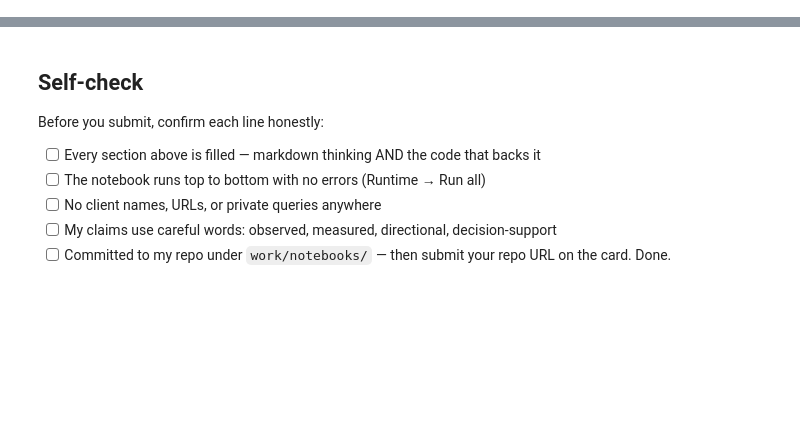
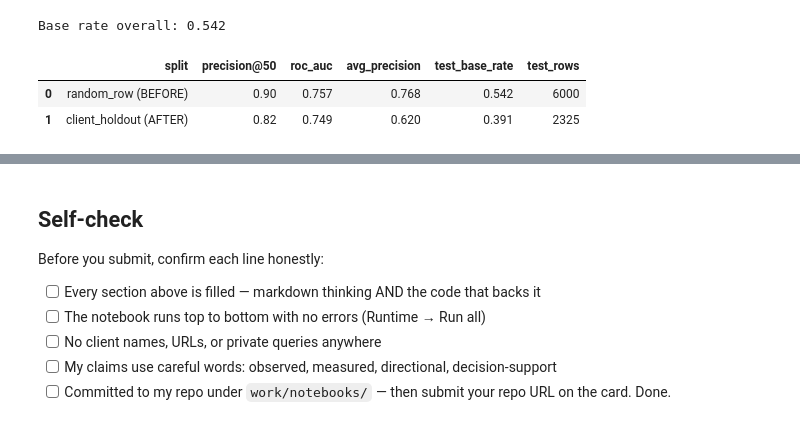
Before and after one commit to MuhammadOmerSiddiqui/myInternship, a Jupyter notebook: work/notebooks/w06_validation_audit.ipynb, the cells around one changed output, grey strips where cells are left out. Saved outputs shown, nothing was run; the diff lists cells and outputs as text; code cells hidden in the pictures; blank space fills up the shorter version.

```diff
--- a/work/notebooks/w06_validation_audit.ipynb
+++ b/work/notebooks/w06_validation_audit.ipynb
@@ -36,0 +73,77 @@ This skeleton is yours to fill. Work the sections **in order** — each one has
+# %%
+# This cell is for CODE (numbers, a query, a check).
+# Write your text answer in the cell ABOVE this one — typing sentences here breaks Run All.
+RANDOM_STATE = 42
+
+# ----- features (honest; no trend/label) -----
+numeric_cols = [c for c in [
+    "impressions_90d","clicks_90d","sessions_90d","content_age_days",
+    "days_since_last_update","avg_position","ctr","engagement_rate","scroll_rate",
+    "word_count","char_count","days_with_impressions","days_with_sessions",
+    "ai_sessions_90d","ai_traffic_pct"
+] if c in df.columns]
+cat_cols = [c for c in [
+    "content_type","main_intent","competition_level",
+    "age_tier","freshness_tier","impression_tier","position_tier"
+] if c in df.columns]
+
+X_num = df[numeric_cols].apply(pd.to_numeric, errors="coerce").replace([np.inf,-np.inf],np.nan).fillna(0)
+X_cat = pd.get_dummies(df[cat_cols].fillna("unknown").astype(str), dtype=float)
+X = pd.concat([X_num.reset_index(drop=True), X_cat.reset_index(drop=True)], axis=1)
+y = df["is_declining"].astype(int)
+
+def precision_at_k(y_true, scores, k=50):
+    order = np.argsort(-np.asarray(scores))
+    return float(np.asarray(y_true)[order[:k]].mean())
+
+def run_rf(X_tr, y_tr, X_te, y_te):
+    model = RandomForestClassifier(
+        class_weight="balanced_subsample", n_estimators=200, max_depth=10,
+        min_samples_leaf=25, n_jobs=-1, random_state=RANDOM_STATE
+    )
+    model.fit(X_tr, y_tr)
+    proba = model.predict_proba(X_te)[:, 1]
+    return {
+        "precision@50": round(precision_at_k(y_te, proba, 50), 3),
+        "roc_auc": round(roc_auc_score(y_te, proba), 3),
+        "avg_precision": round(average_precision_score(y_te, proba), 3),
+        "test_base_rate": round(float(y_te.mean()), 3),
+        "test_rows": len(y_te),
+    }, model, proba
+
+# ===== BEFORE: random stratified split =====
+idx = np.arange(len(df))
+tr_rand, te_rand = train_test_split(
+    idx, test_size=0.2, random_state=RANDOM_STATE, stratify=y
+)
+before, _, _ = run_rf(X.iloc[tr_rand], y.iloc[tr_rand], X.iloc[te_rand], y.iloc[te_rand])
+
+# ===== AFTER: client-holdout =====
+rng = np.random.default_rng(RANDOM_STATE)
+clients = df["client_id"].fillna("unknown").astype(str)
+uniq = clients.drop_duplicates().to_numpy()
+shuf = rng.permutation(uniq)
+n_test = max(1, int(round(len(shuf) * 0.20)))
+test_clients = set(shuf[:n_test])
+test_mask = clients.isin(test_clients).to_numpy()
+tr_cli = np.where(~test_mask)[0]
+te_cli = np.where(test_mask)[0]
+after, rf_model, te_proba = run_rf(X.iloc[tr_cli], y.iloc[tr_cli], X.iloc[te_cli], y.iloc[te_cli])
+
+compare = pd.DataFrame([
+    {"split": "random_row (BEFORE)", **before},
+    {"split": "client_holdout (AFTER)", **after},
+])
+print("Base rate overall:", round(y.mean(), 3))
+display(compare)
+print("""
+Reading the gap:
+- If random >> client-holdout, the model was partly memorizing clients.
+- Client-holdout is the honest number for 'does this help on new clients?'
+- We keep client-holdout as the validation design for the paper.
+""")
+# %% [output]
+Base rate overall: 0.542
+|  | split | precision@50 | roc_auc | avg_precision | test_base_rate | test_rows |
+| 0 | random_row (BEFORE) | 0.90 | 0.757 | 0.768 | 0.542 | 6000 |
+| 1 | client_holdout (AFTER) | 0.82 | 0.749 | 0.620 | 0.391 | 2325 |
```
Also changed, not shown: parts of 14 cells of this notebook.
